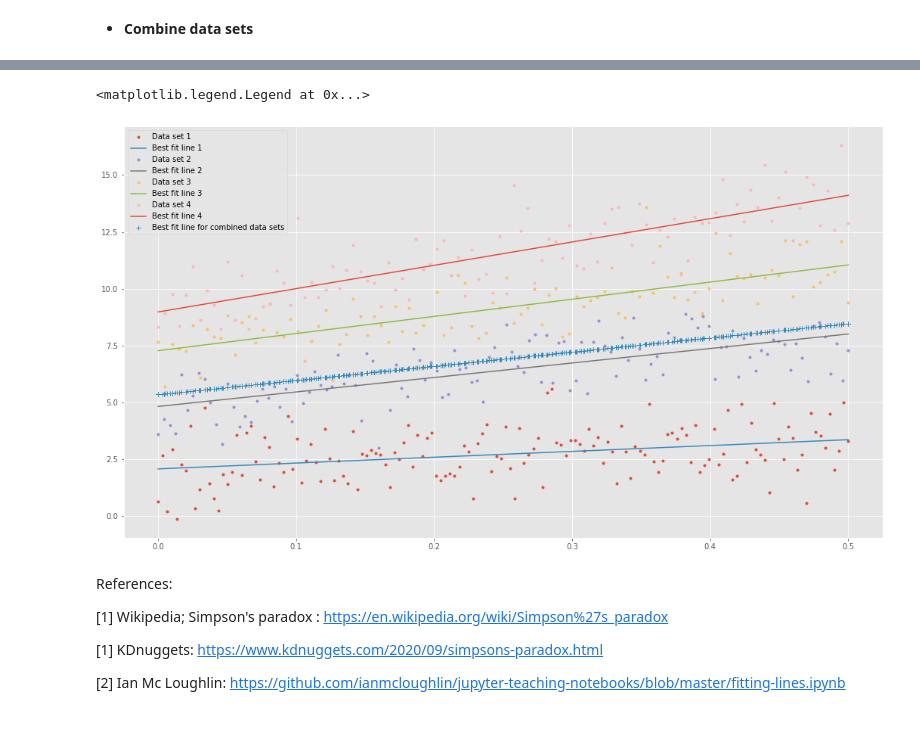
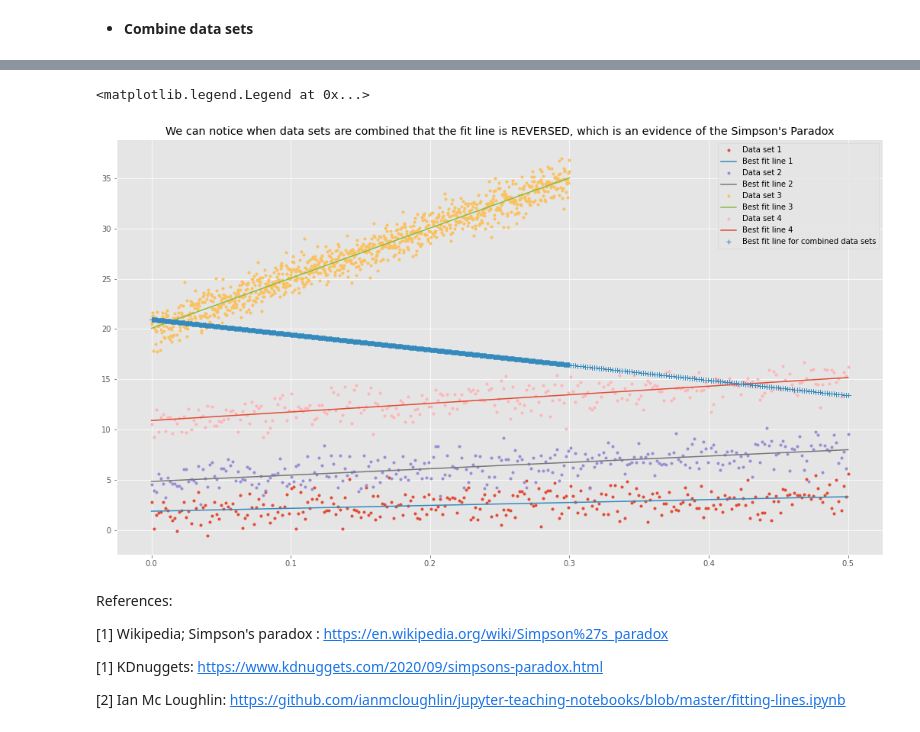
Before and after one commit to G00387867/FDA, a Jupyter notebook: Tasks.ipynb, the cells around one changed output, grey strips where cells are left out. Cells and saved outputs as stored; diff of their text form; code cells hidden in the pictures.

Commit message:
Verification of Simpson's Paradox for Task4

```diff
--- a/Tasks.ipynb
+++ b/Tasks.ipynb
@@ -312,5 +324,5 @@ x3 = np.linspace(0.0, 0.5, 100)
 # %%
-y3 = 8.0 * x3 + 7.0 + np.random.normal(0.0, 1.0, len(x3))
+y3 = a * x3 + b + np.random.normal(0.0, 1.0, len(x3))
 # %%
 coeffs3 = np.polyfit(x3, y3, 1)
 coeffs3
@@ -322,12 +334,12 @@ array([7.54783552, 7.27440979])
 # Creating 4th data set.
 # x4 ,  y4 = a * x + b
 
-a = 10.0
-b = 9.0
+a = 8.0
+b = 11.0
 # %%
-x4 = np.linspace(0.0, 0.5, 100)
+x4 = np.linspace(0.0, 0.5, 300)
 # %%
-y4 = 10.0 * x3 + 9.0 + np.random.normal(0.0, 1.0, len(x4))
+y4 = a * x4 + b + np.random.normal(0.0, 1.0, len(x4))
 # %%
 coeffs4 = np.polyfit(x4, y4, 1)
 coeffs4
@@ -367,28 +379,30 @@ array([6.24468109, 5.34869585])
 # %%
 # First data set.
 plt.plot(x1, y1, ".", label = "Data set 1")
 plt.plot(x1, coeffs1[0] * x1 + coeffs1[1], "-", label = "Best fit line 1")
 
 # Second data set.
 plt.plot(x2, y2, ".", label = "Data set 2")
 plt.plot(x2, coeffs2[0] * x2 + coeffs2[1], "-", label = "Best fit line 2")
 
 # Third data set.
 plt.plot(x3, y3, ".", label = "Data set 3")
 plt.plot(x3, coeffs3[0] * x3 + coeffs3[1], "-", label = "Best fit line 3")
 
 # Fourth data set.
 plt.plot(x4, y4, ".", label = "Data set 4")
 plt.plot(x4, coeffs4[0] * x4 + coeffs4[1], "-", label = "Best fit line 4")
 
 # combined data sets
 # plt.plot(x, y, ".", label = " Combined data sets")
 plt.plot(x, coeffs[0] * x + coeffs[1], "+", label = "Best fit line for combined data sets")
 
+plt.title("We can notice when data sets are combined that the fit line is REVERSED, which is an evidence of the Simpson's Paradox")
+
 plt.legend()
 # %% [output]
 <matplotlib.legend.Legend at 0x...>
-[figure, old version]
+[figure, new version]
 # %% [markdown]
 References:
 
```
Also changed, not shown: parts of 19 cells of this notebook.
